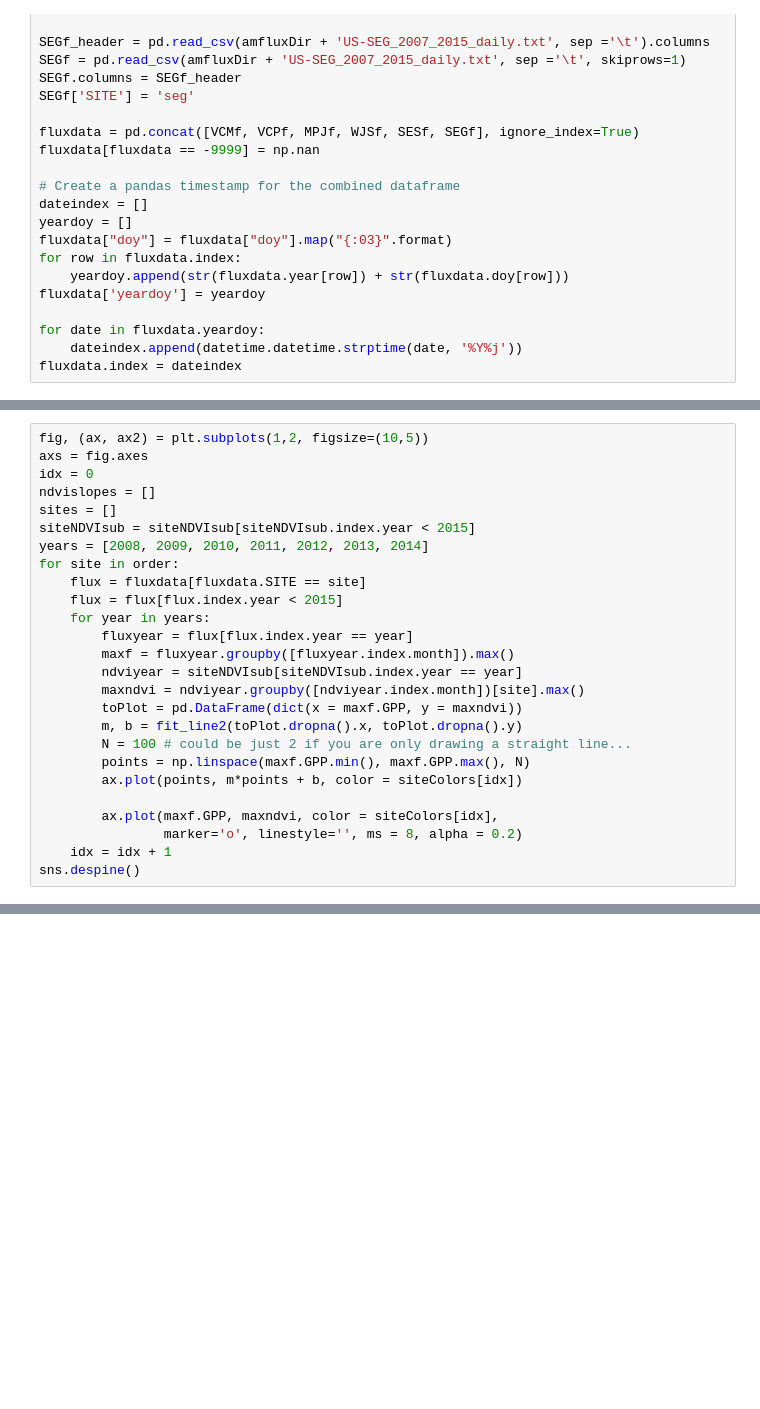
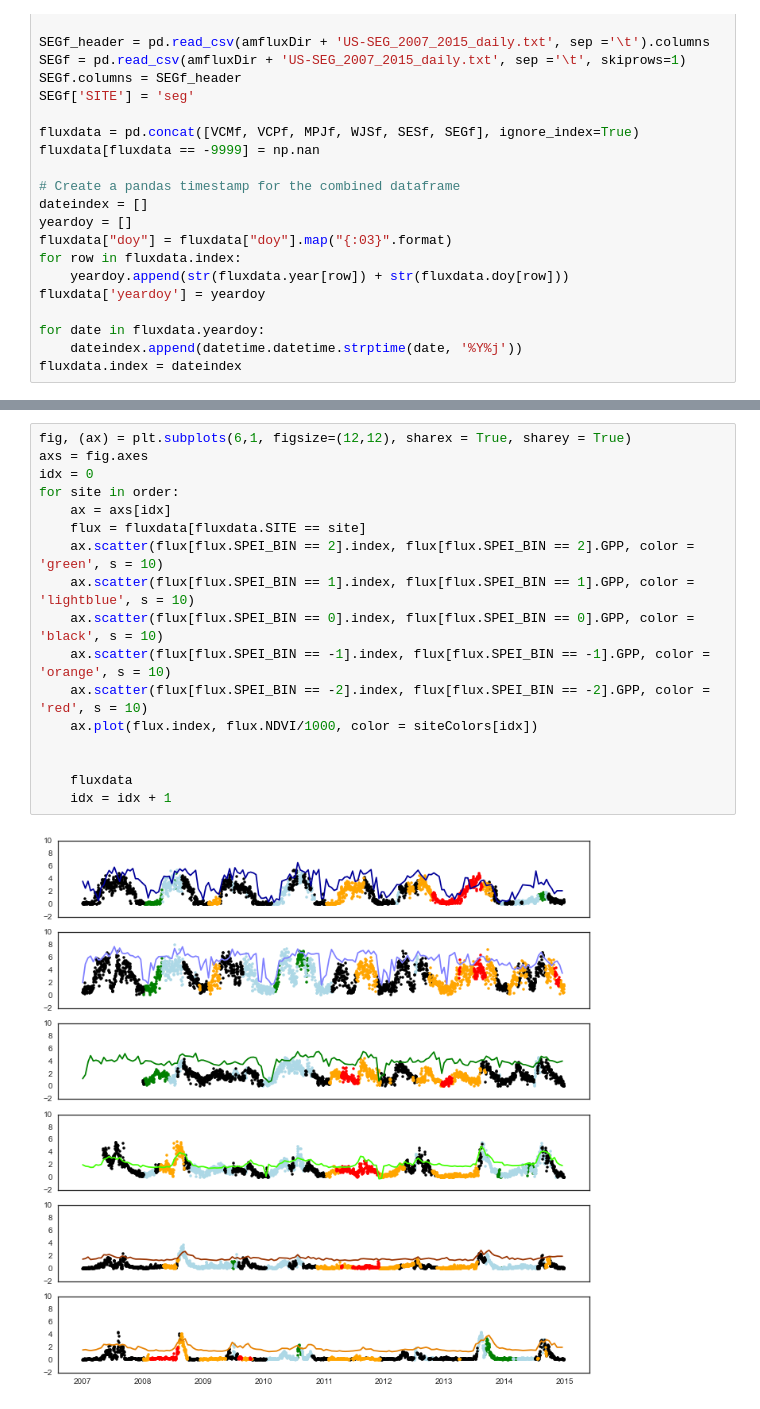
Before and after one commit to djkrofch/edulis, a Jupyter notebook: iPython_Notebooks/MODIS_Data.ipynb, the cells around one changed output, grey strips where cells are left out. Saved outputs shown, nothing was run; the diff lists cells and outputs as text; blank space fills up the shorter version.

```diff
--- a/iPython_Notebooks/MODIS_Data.ipynb
+++ b/iPython_Notebooks/MODIS_Data.ipynb
@@ -234,26 +227,0 @@ Series([], Name: x, dtype: float64)
-# %%
-fig, (ax, ax2) = plt.subplots(1,2, figsize=(10,5))
-axs = fig.axes
-idx = 0
-ndvislopes = []
-sites = []
-siteNDVIsub = siteNDVIsub[siteNDVIsub.index.year < 2015]
-years = [2008, 2009, 2010, 2011, 2012, 2013, 2014]
-for site in order:
-    flux = fluxdata[fluxdata.SITE == site]
-    flux = flux[flux.index.year < 2015]
-    for year in years:
-        fluxyear = flux[flux.index.year == year]
-        maxf = fluxyear.groupby([fluxyear.index.month]).max()
-        ndviyear = siteNDVIsub[siteNDVIsub.index.year == year]
-        maxndvi = ndviyear.groupby([ndviyear.index.month])[site].max()
-        toPlot = pd.DataFrame(dict(x = maxf.GPP, y = maxndvi))
-        m, b = fit_line2(toPlot.dropna().x, toPlot.dropna().y)
-        N = 100 # could be just 2 if you are only drawing a straight line...
-        points = np.linspace(maxf.GPP.min(), maxf.GPP.max(), N)
-        ax.plot(points, m*points + b, color = siteColors[idx])
-
-        ax.plot(maxf.GPP, maxndvi, color = siteColors[idx],
-                marker='o', linestyle='', ms = 8, alpha = 0.2)
-    idx = idx + 1
-sns.despine()
@@ -261,0 +269,19 @@ sns.despine()
+# %%
+fig, (ax) = plt.subplots(6,1, figsize=(12,12), sharex = True, sharey = True)
+axs = fig.axes
+idx = 0
+for site in order:
+    ax = axs[idx]
+    flux = fluxdata[fluxdata.SITE == site]
+    ax.scatter(flux[flux.SPEI_BIN == 2].index, flux[flux.SPEI_BIN == 2].GPP, color = 'green', s = 10)
+    ax.scatter(flux[flux.SPEI_BIN == 1].index, flux[flux.SPEI_BIN == 1].GPP, color = 'lightblue', s = 10)
+    ax.scatter(flux[flux.SPEI_BIN == 0].index, flux[flux.SPEI_BIN == 0].GPP, color = 'black', s = 10)
+    ax.scatter(flux[flux.SPEI_BIN == -1].index, flux[flux.SPEI_BIN == -1].GPP, color = 'orange', s = 10)
+    ax.scatter(flux[flux.SPEI_BIN == -2].index, flux[flux.SPEI_BIN == -2].GPP, color = 'red', s = 10)
+    ax.plot(flux.index, flux.NDVI/1000, color = siteColors[idx])
+
+
+    fluxdata
+    idx = idx + 1
+# %% [output]
+[figure, added]
```
Also changed, not shown: parts of 10 cells of this notebook.
